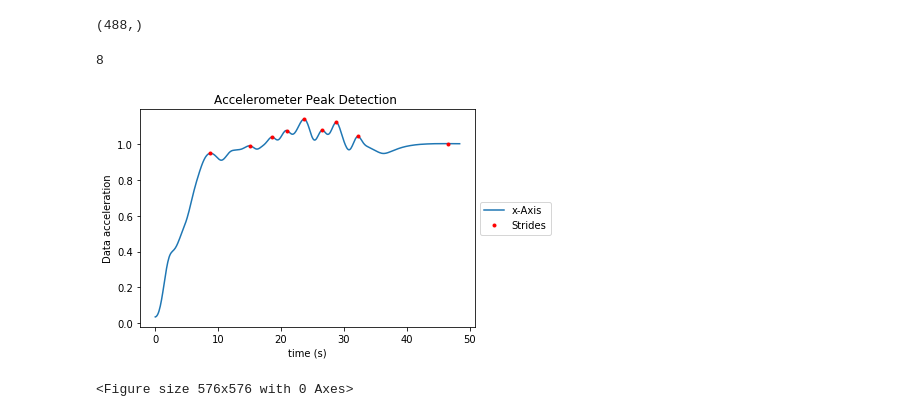
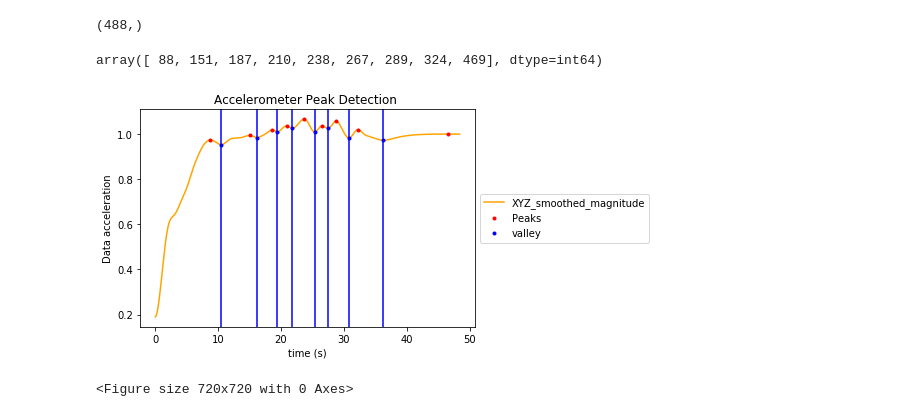
Before and after one commit to yousefkhaled282/Human-Activity-Recognition, a Jupyter notebook: Human Activity Recognition.ipynb, the cells around one changed output. Drawn from its saved outputs; the diff is of its cells as text; code cells hidden in the pictures.

```diff
--- a/Human Activity Recognition.ipynb
+++ b/Human Activity Recognition.ipynb
@@ -160,24 +160,32 @@ peak=xyz_smoothed.values.flatten()
 peak.shape
 # %% [output]
 (488,)
+# %%
+inv_peak=peak*-1
 # %%
-from scipy.signal import find_peaks,peak_widths
-peak_x, _ = find_peaks(peak)
+from scipy.signal import find_peaks,peak_widths,find_peaks_cwt
+peak_x, _ = find_peaks(peak)  ##Detect Peaks
+valley, _ = find_peaks(inv_peak) ##setect
-# %%
-np.argmax(peak_x)
-# %% [output]
-8
+# %%
+peak_x
+# %% [output]
+array([ 88, 151, 187, 210, 238, 267, 289, 324, 469], dtype=int64)
+# %%
+list_of_valley=list(valley)
 # %%
 t=df['timeElapsed']
 # %%
-plt.plot(df['timeElapsed'],xyz_smoothed,label='x-Axis')
-plt.plot(t[peak_x], peak[peak_x], 'r.',label='Strides')
+plt.plot(df['timeElapsed'],xyz_smoothed,label='XYZ_smoothed_magnitude',color='orange')
+plt.plot(t[peak_x], peak[peak_x], 'r.',label='Peaks')
+plt.plot(t[valley], peak[valley], 'b.',label='valley')
+for i in list_of_valley:
+    plt.axvline(t[i],color='blue')
 plt.title('Accelerometer Peak Detection ')
 plt.ylabel('Data acceleration')
 plt.xlabel('time (s)')
 plt.legend(loc='center left', bbox_to_anchor=(1, 0.5))
-plt.figure(figsize=(8,8))
+plt.figure(figsize=(10,10))
 plt.show()
 # %% [output]
-[figure, old version]
+[figure, new version]
-<Figure size 576x576 with 0 Axes>
+<Figure size 720x720 with 0 Axes>
```
Also changed, not shown: parts of 2 cells of this notebook.
